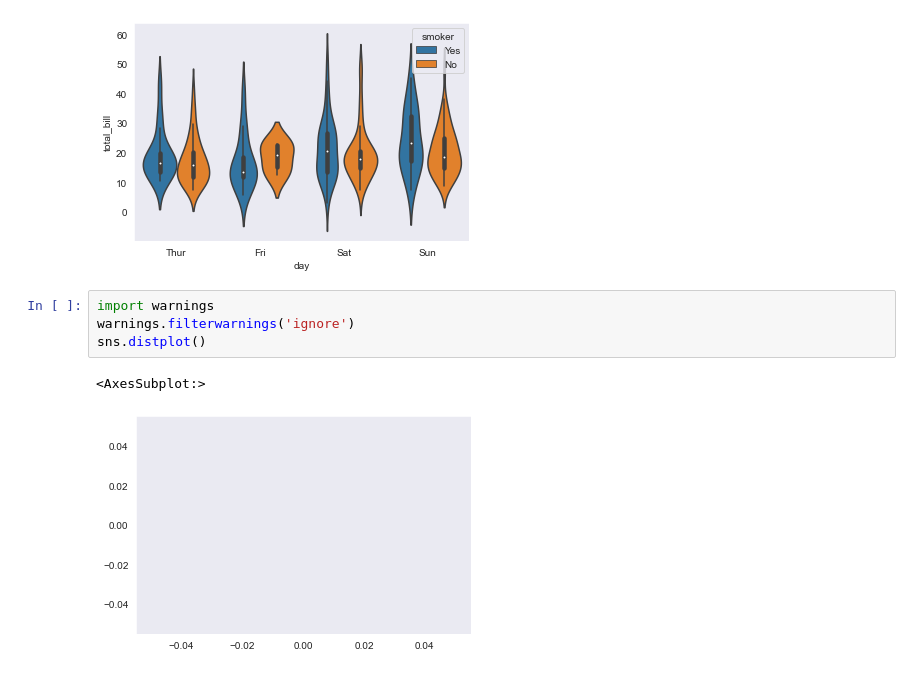
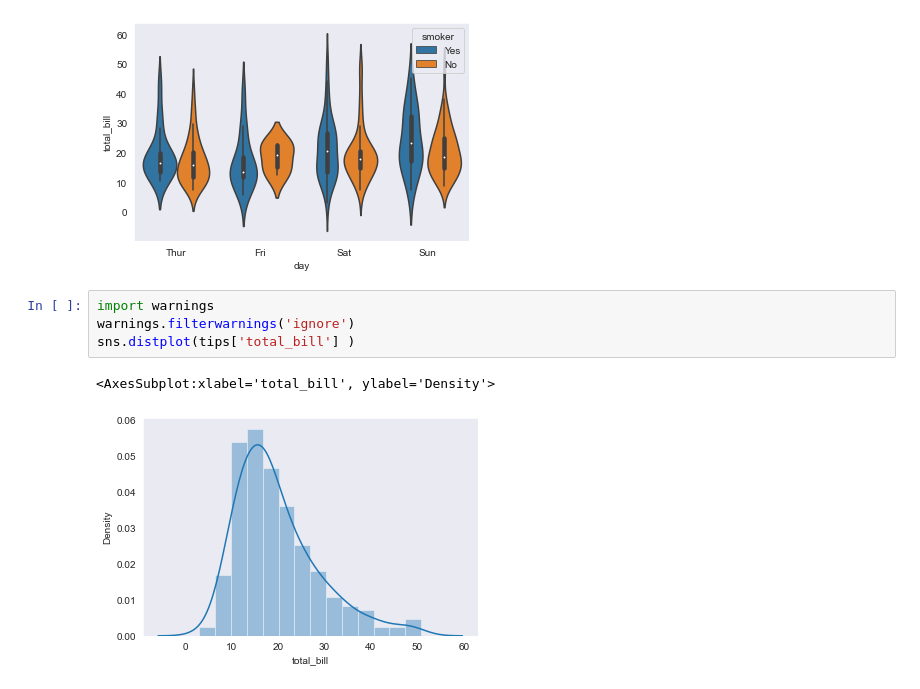
Before and after one commit to Anaskhnxx/jecrc_cs_sep22, a Jupyter notebook: DAY_18_pandas_graphs_seaborn.ipynb, the cells around one changed output. Saved outputs shown, nothing was run; the diff lists cells and outputs as text.

```diff
--- a/DAY_18_pandas_graphs_seaborn.ipynb
+++ b/DAY_18_pandas_graphs_seaborn.ipynb
@@ -281,7 +281,7 @@ sns.violinplot(x = 'day' , y = 'total_bill', data = tips , hue = 'smoker' )
 # %%
 import warnings
 warnings.filterwarnings('ignore')
-sns.distplot()
+sns.distplot(tips['total_bill'] )
 # %% [output]
-<AxesSubplot:>
+<AxesSubplot:xlabel='total_bill', ylabel='Density'>
-[figure, old version]
+[figure, new version]
```
Also changed, not shown: parts of 2 cells of this notebook, 7 other files.
